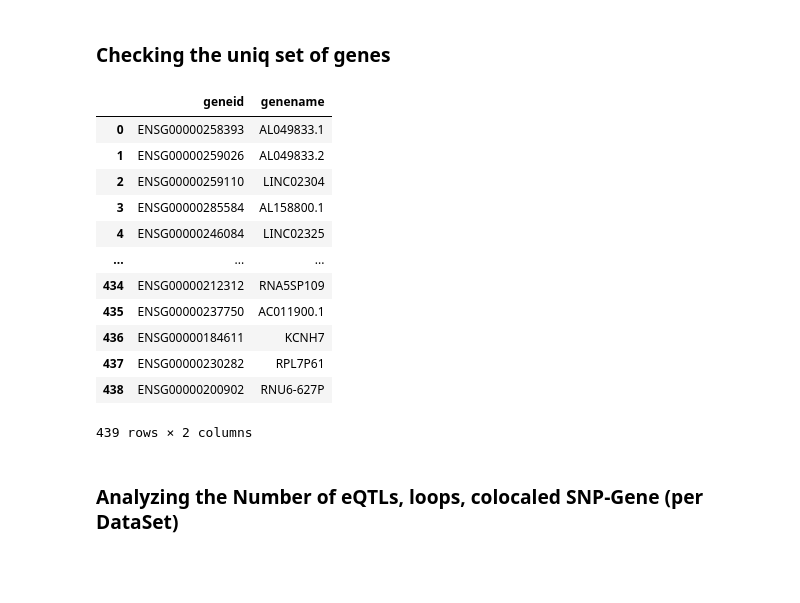
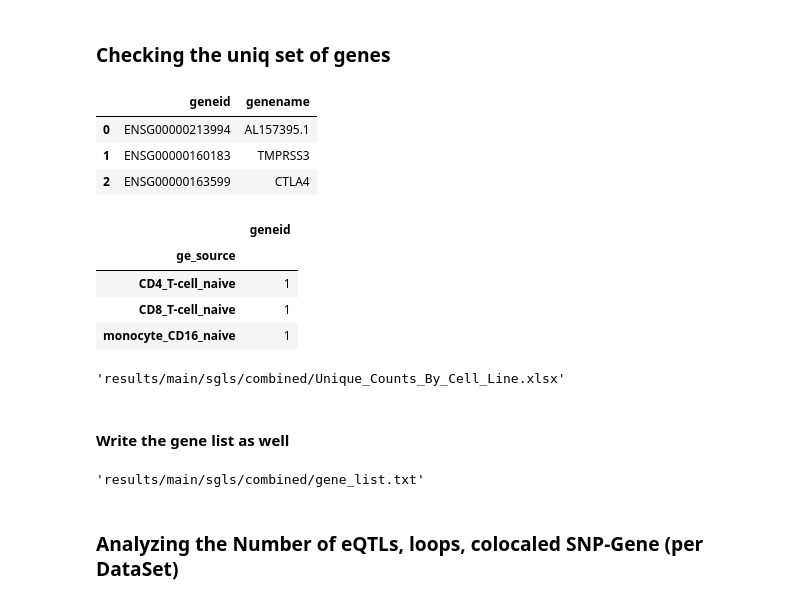
Before and after one commit to joreynajr/dchallenge, a Jupyter notebook: workflow/notebooks/reports/Combine_Master_Tables.py.ipynb, the cells around one changed output. Drawn from its saved outputs; the diff is of its cells as text; code cells hidden in the pictures; blank space fills up the shorter version.

```diff
--- a/workflow/notebooks/reports/Combine_Master_Tables.py.ipynb
+++ b/workflow/notebooks/reports/Combine_Master_Tables.py.ipynb
@@ -59,3 +47,11 @@ See the caveats in the documentation: https://pandas.pydata.org/pandas-docs/stab
+# %%
+gene_info = pd.read_table('results/refs/gencode/v30/gencode.v30.annotation.bed', header=None)
+gene_dict = pd.concat([gene_info.iloc[:, [5,6]], gene_info.iloc[:, [6,5]]])
+#{sr[5]: sr[6] for i, sr in gene_info.iterrows()}
+gene_dict.drop_duplicates(inplace=True)
+gene_dict.set_index(5, inplace=True)
+gene_dict = gene_dict.squeeze()
+gene_dict = gene_dict.to_dict()
 # %% [markdown]
 ## Checking the samplesheet
 # %%
@@ -91,2 +91,7 @@ samplesheet
 # %% [markdown]
 ## Combining the other datasets
+# %%
+# loading and concat all the data
+data = []
+sgls_annos = [x for x in glob.glob('results/main/sgls/*/*/*/*/master.tsv') if 'sgls_20220222' in x]
+sgls_annos = [x for x in glob.glob('results/main/sgls/*/*/*/*/master.tsv') if 'sgls_20220222' not in x]
@@ -93,7 +118,5 @@ samplesheet
 # %%
-# loading and concat all the data
-data = []
-for fn in glob.glob('results/main/sgls/T1D_34012112_Gaulton/*/*/*/master.tsv'):
+for fn in sgls_annos:
 
     gwas_source = fn.split('/')[3]
     eqtl_source = fn.split('/')[4]
@@ -106,6 +129,11 @@ for fn in glob.glob('results/main/sgls/T1D_34012112_Gaulton/*/*/*/master.tsv'):
     df['ge_source'] = ge_source
     df['loop_source'] = loop_source
 
+    # combine the columns gene_id and geneid
+    #df.loc[~df['gene_id'].isna(), 'geneid'] = df.loc[~df['gene_id'].isna(), 'gene_id']
+    #df.loc[:, 'gene_name'] = df.loc[:, 'geneid'].apply(lambda x: gene_dict[x])
+    df = df.loc[(df.is_coloc_pair == 1) & (df.has_fithichip_loop == 1)]
+
     if df.shape[0] > 0:
         data.append(df)
 
@@ -123,21 +149,13 @@ data.head()
 ### Checking the uniq set of genes
 # %%
 unique_genes = data.geneid.unique()
-unique_gnames = [gene_dict[x] for x in unique_genes]
+unique_genes = [x for x in unique_genes if type(x) == str]
+unique_gnames = [gene_dict[x] if x in gene_dict else x for x in unique_genes]
 unique_genes_df = pd.DataFrame([unique_genes, unique_gnames]).T
 unique_genes_df.columns = ['geneid', 'genename']
 unique_genes_df
 # %% [output]
 |  | geneid | genename |
-| 0 | ENSG00000258393 | AL049833.1 |
-| 1 | ENSG00000259026 | AL049833.2 |
-| 2 | ENSG00000259110 | LINC02304 |
-| 3 | ENSG00000285584 | AL158800.1 |
-| 4 | ENSG00000246084 | LINC02325 |
-| ... | ... | ... |
-| 434 | ENSG00000212312 | RNA5SP109 |
-| 435 | ENSG00000237750 | AC011900.1 |
-| 436 | ENSG00000184611 | KCNH7 |
-| 437 | ENSG00000230282 | RPL7P61 |
-| 438 | ENSG00000200902 | RNU6-627P |
+| 0 | ENSG00000213994 | AL157395.1 |
+| 1 | ENSG00000160183 | TMPRSS3 |
+| 2 | ENSG00000163599 | CTLA4 |
-439 rows × 2 columns
@@ -143,0 +179,14 @@ unique_genes_df
+# %%
+uniq_genes_by_cells
+# %% [output]
+|  | geneid |
+| ge_source |  |
+| CD4_T-cell_naive | 1 |
+| CD8_T-cell_naive | 1 |
+| monocyte_CD16_naive | 1 |
+# %%
+excel_analysis
+# %% [output]
+'results/main/sgls/combined/Unique_Counts_By_Cell_Line.xlsx'
+# %% [markdown]
+#### Write the gene list as well
@@ -144,3 +199,7 @@ unique_genes_df
+# %%
+gh_fn
+# %% [output]
+'results/main/sgls/combined/gene_list.txt'
 # %% [markdown]
 ### Analyzing the Number of eQTLs, loops, colocaled SNP-Gene (per DataSet)
 # %%
```
Also changed, not shown: parts of 17 cells of this notebook, 19 other files.
